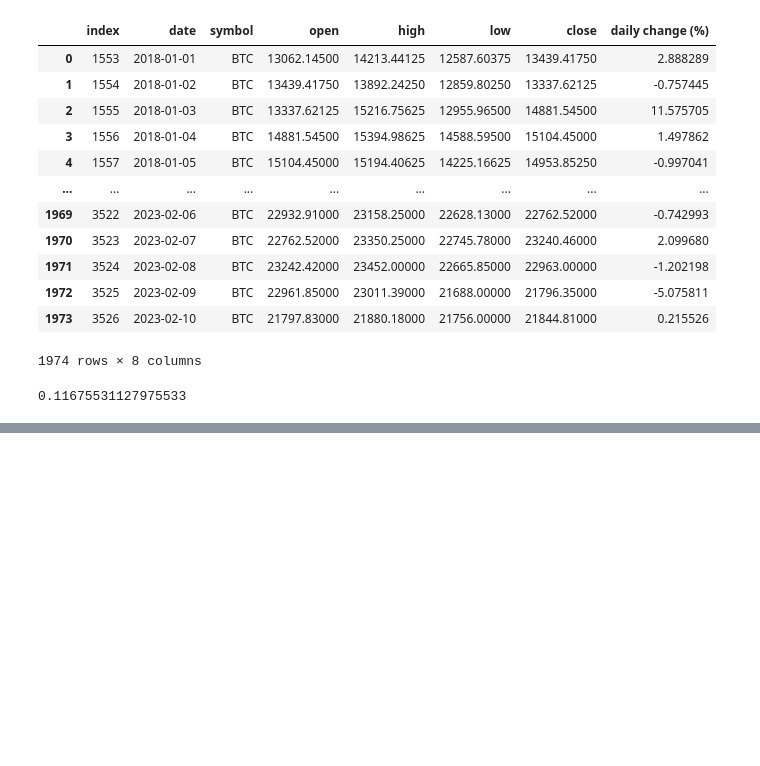
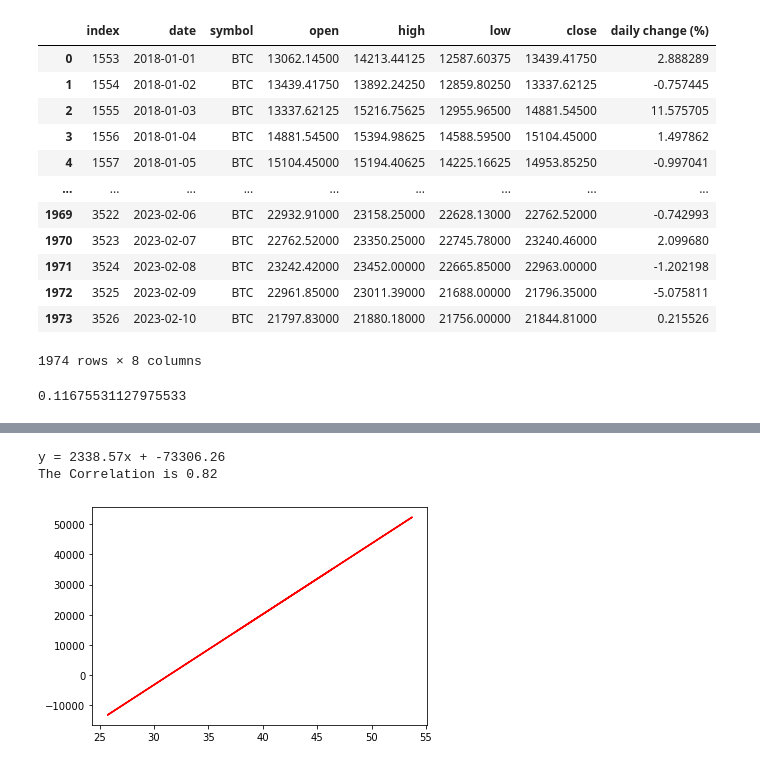
Before and after one commit to SMKSmith/Project1, a Jupyter notebook: visualizations.ipynb, the cells around one changed output, grey strips where cells are left out. Cells and saved outputs as stored; diff of their text form; code cells hidden in the pictures; blank space fills up the shorter version.

Commit message:
Added yearly correlation calculations to the viz file.

```diff
--- a/visualizations.ipynb
+++ b/visualizations.ipynb
@@ -486,0 +490,22 @@ print(len(z_score))
+# %%
+btc_sp_2020_df = clean_btc_sp_df.loc[clean_btc_sp_df["date"] > '2020-02-09']
+# %%
+x_values = btc_sp_2020_df["sp500 close"]
+y_values = btc_sp_2020_df["btc close"]
+
+slope, interception, r_value, p_value, std_err = st.linregress(x_values, y_values)
+
+line_eq = x_values * slope + interception
+plt.plot(x_values, line_eq, color = 'r')
+line_equation = f"y = {round(slope,2)}x + {round(interception,2)}"
+# plt.annotate(line_equation,(min(x_values),max(y_values)),fontsize = 15, color = 'red')
+# plt.title("Bitcoin Price Over 5 Years", size = 15)
+# plt.xlabel("Days", size = 12)
+# plt.ylabel("Bitcoin Price", size = 12)
+
+print(line_equation)
+print(f"The Correlation is {round(st.pearsonr(x_values,y_values)[0],2)}")
+# %% [output]
+y = 2338.57x + -73306.26
+The Correlation is 0.82
+[figure, added]
```
Also changed, not shown: parts of 7 cells of this notebook.
